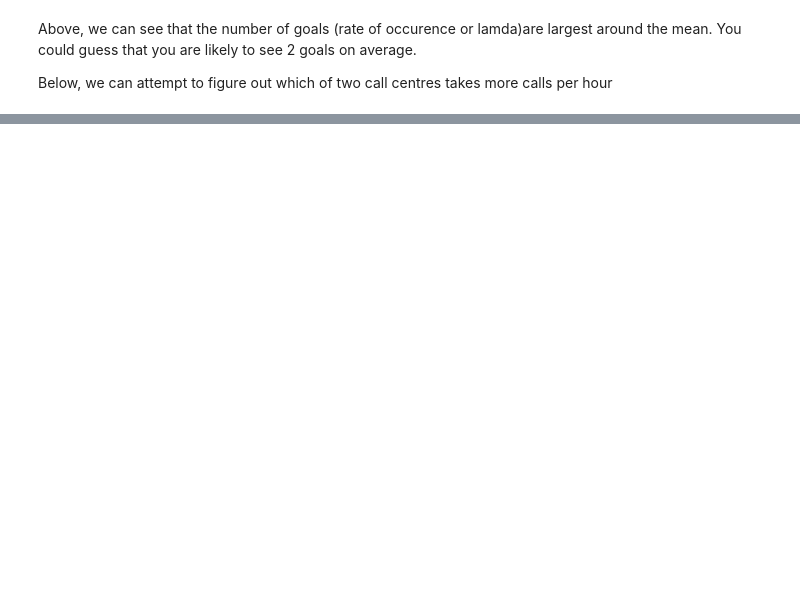
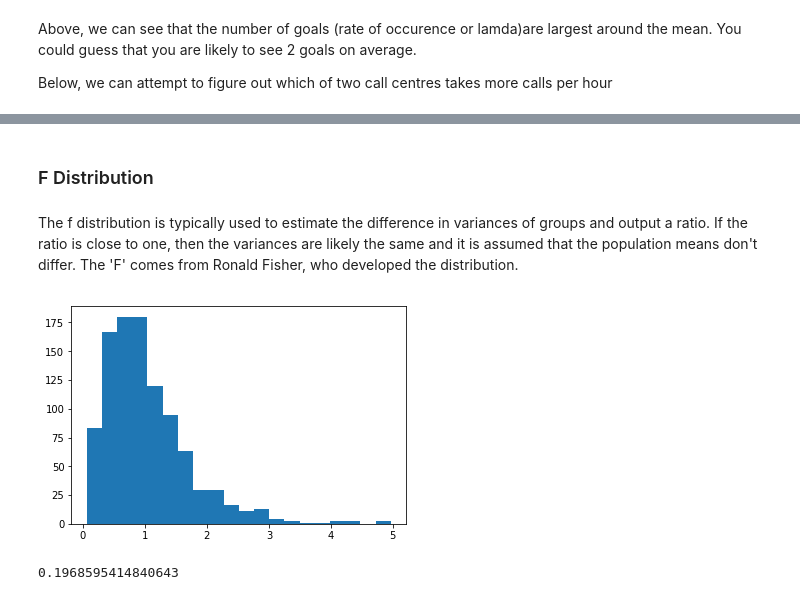
Before and after one commit to andreroche/numpy-random, a Jupyter notebook: numpy.random exploration.ipynb, the cells around one changed output, grey strips where cells are left out. Drawn from its saved outputs; the diff is of its cells as text; code cells hidden in the pictures; blank space fills up the shorter version.

```diff
--- a/numpy.random exploration.ipynb
+++ b/numpy.random exploration.ipynb
@@ -461,0 +486,39 @@ plt.show()
+# %% [markdown]
+###  F Distribution
+# %% [markdown]
+The f distribution is typically used to estimate the difference in variances of groups and output a ratio. If the ratio is close to one, then the variances are likely the same and it is assumed that the population means don't differ. The 'F' comes from Ronald Fisher, who developed the distribution.
+# %%
+import numpy as np
+from numpy import random
+import matplotlib.pyplot as plt
+
+#to show 1000 samples drawn from the random f distribution
+#5 = Numerator degrees of freedom, 50 is the Denominator degrees of freedom
+f = np.random.f(5,50,1000)
+plt.hist(f, bins =20)
+plt.show()
+# %% [output]
+[figure, added]
+# %%
+# the ratio of variance of two random variable containing 40 samples
+
+import numpy as np
+from numpy import random
+#import the scipy library for stats
+import scipy
+from scipy import stats
+
+x = np.random.normal(80,10,40)
+y = np.random.normal(178,25,40)
+
+#define variances of both drawn samples
+var_1 = np.var(x,ddof=1)
+var_2 = np.var(y,ddof=1)
+
+# divide one variance by the other
+f_value = (var_1/var_2)
+
+#is the f value close to 1 or not? it shouldn't be as means and stdev set differently above
+print(f_value)
+# %% [output]
+0.1968595414840643
```
Also changed, not shown: parts of 29 cells of this notebook.
